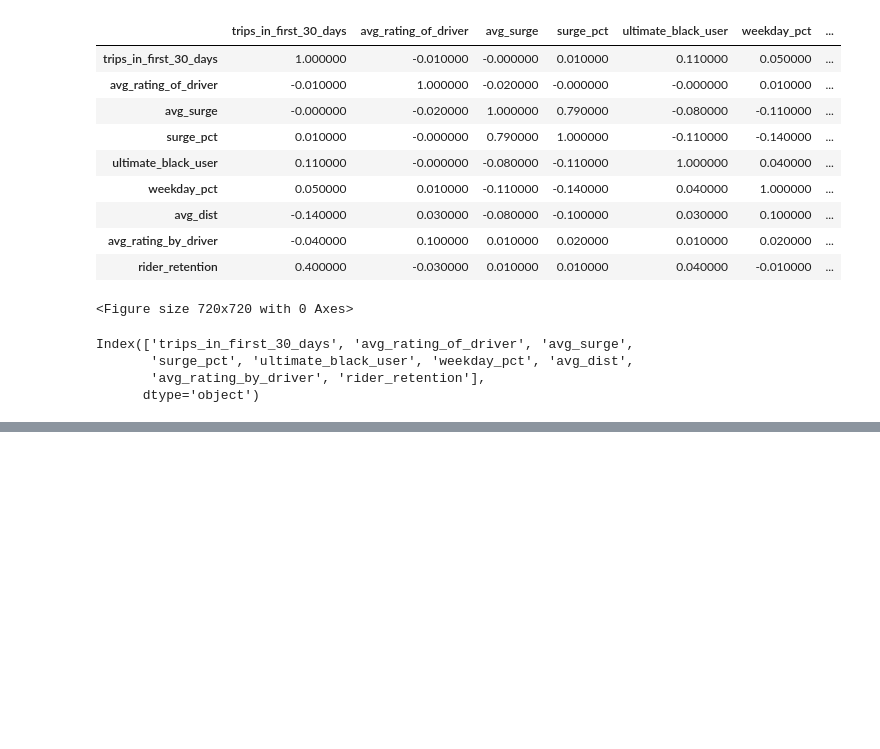
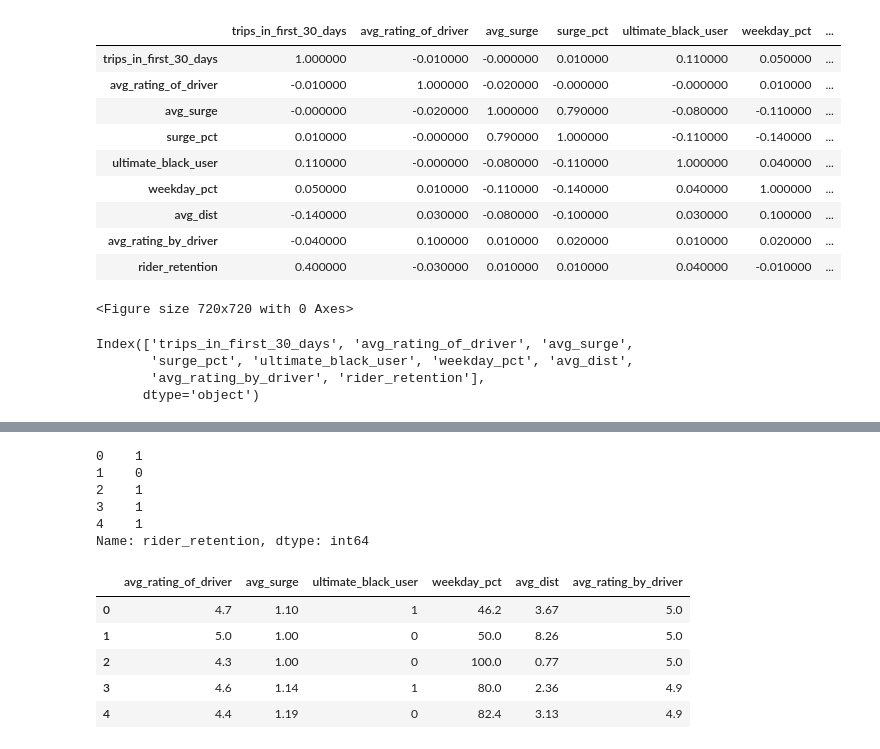
Before and after one commit to sudkpa/SB_DS, a Jupyter notebook: Career_Track/ultimate_challenge/ultimate-ds-challenge.ipynb, the cells around one changed output, grey strips where cells are left out. Cells and saved outputs as stored; diff of their text form; code cells hidden in the pictures; blank space fills up the shorter version.

```diff
--- a/Career_Track/ultimate_challenge/ultimate-ds-challenge.ipynb
+++ b/Career_Track/ultimate_challenge/ultimate-ds-challenge.ipynb
@@ -446,7 +478,8 @@ Index(['trips_in_first_30_days', 'avg_rating_of_driver', 'avg_surge',
       dtype='object')
 # %%
 # Removing surge_pct, since avg_surge and surge_pct are highly correlated.
-df_select = df_select[['trips_in_first_30_days', 'avg_rating_of_driver', 'avg_surge', 'ultimate_black_user', 'weekday_pct', 'avg_dist', 'avg_rating_by_driver', 'rider_retention']]
+# Also removing trips_in_first_30_days since rider_retention is derived from this.
+df_select = df_select[['avg_rating_of_driver', 'avg_surge', 'ultimate_black_user', 'weekday_pct', 'avg_dist', 'avg_rating_by_driver', 'rider_retention']]
 # %%
 df_select.info()
 # %% [output]
@@ -472,0 +505,21 @@ memory usage: 2.4 MB
+# %%
+y = df_select['rider_retention']
+X = df_select.drop(['rider_retention'], axis=1)
+# %%
+y.head()
+# %% [output]
+0    1
+1    0
+2    1
+3    1
+4    1
+Name: rider_retention, dtype: int64
+# %%
+X.head()
+# %% [output]
+|  | avg_rating_of_driver | avg_surge | ultimate_black_user | weekday_pct | avg_dist | avg_rating_by_driver |
+| 0 | 4.7 | 1.10 | 1 | 46.2 | 3.67 | 5.0 |
+| 1 | 5.0 | 1.00 | 0 | 50.0 | 8.26 | 5.0 |
+| 2 | 4.3 | 1.00 | 0 | 100.0 | 0.77 | 5.0 |
+| 3 | 4.6 | 1.14 | 1 | 80.0 | 2.36 | 4.9 |
+| 4 | 4.4 | 1.19 | 0 | 82.4 | 3.13 | 4.9 |
```
Also changed, not shown: parts of 21 cells of this notebook.
